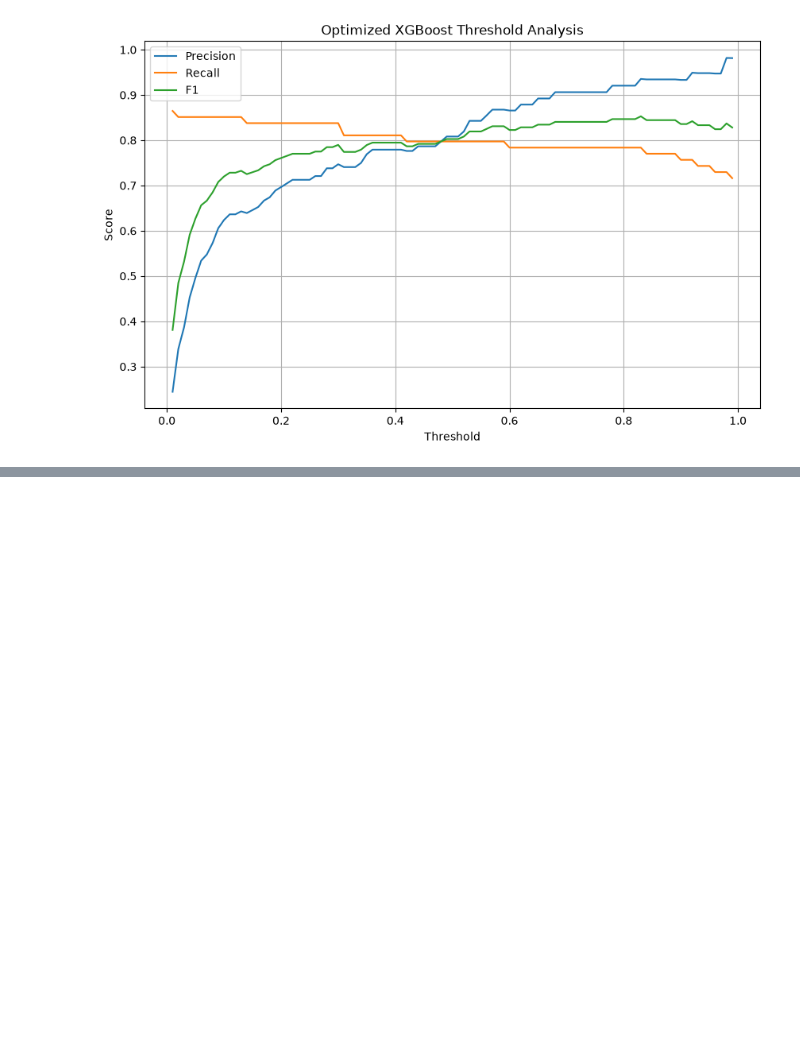
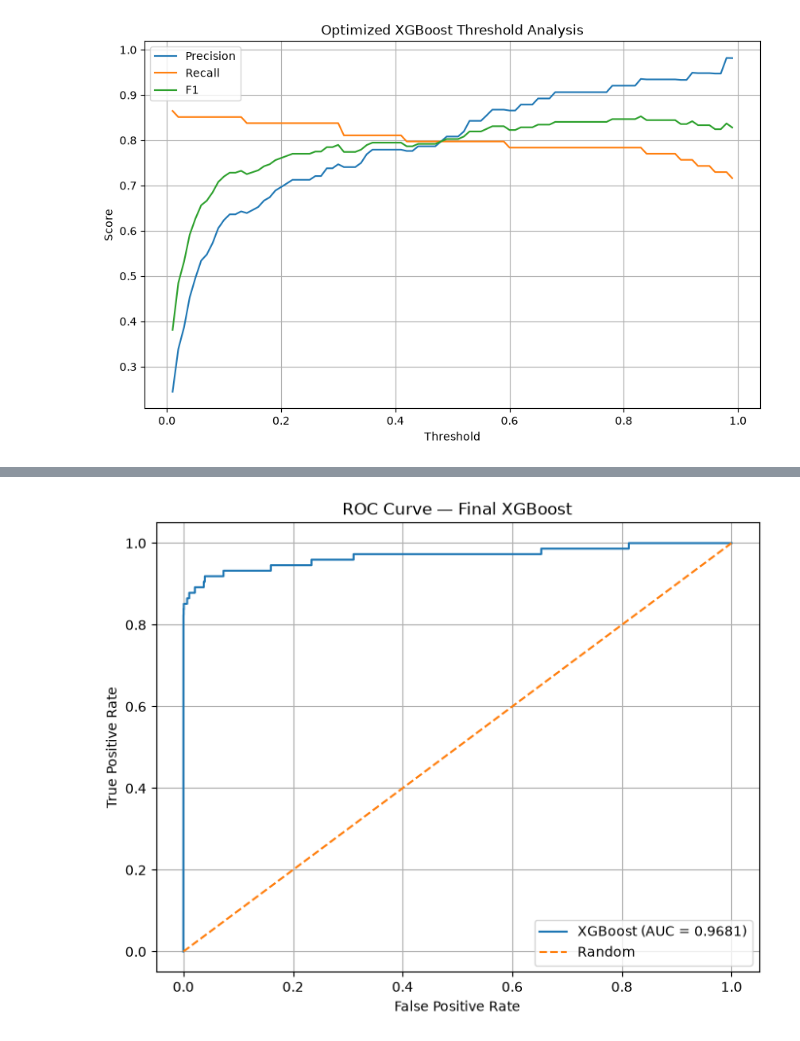
Before and after one commit to KumarDhananjaya/Fraud-Detection-ML-System, a Jupyter notebook: notebooks/06_hyperparameter_tuning.ipynb, the cells around one changed output, grey strips where cells are left out. Drawn from its saved outputs; the diff is of its cells as text; code cells hidden in the pictures; blank space fills up the shorter version.

```diff
--- a/notebooks/06_hyperparameter_tuning.ipynb
+++ b/notebooks/06_hyperparameter_tuning.ipynb
@@ -494,0 +632,30 @@ with open(
+# %%
+fpr, tpr, thresholds = roc_curve(
+    y_test,
+    test_proba
+)
+# %%
+plt.figure(figsize=(8, 6))
+
+plt.plot(
+    fpr,
+    tpr,
+    label=f"XGBoost (AUC = {test_roc_auc:.4f})"
+)
+
+plt.plot(
+    [0, 1],
+    [0, 1],
+    linestyle="--",
+    label="Random"
+)
+
+plt.xlabel("False Positive Rate")
+plt.ylabel("True Positive Rate")
+plt.title("ROC Curve — Final XGBoost")
+plt.legend()
+plt.grid(True)
+
+plt.show()
+# %% [output]
+[figure, added]
```
Also changed, not shown: parts of 22 cells of this notebook, 4 other files.
